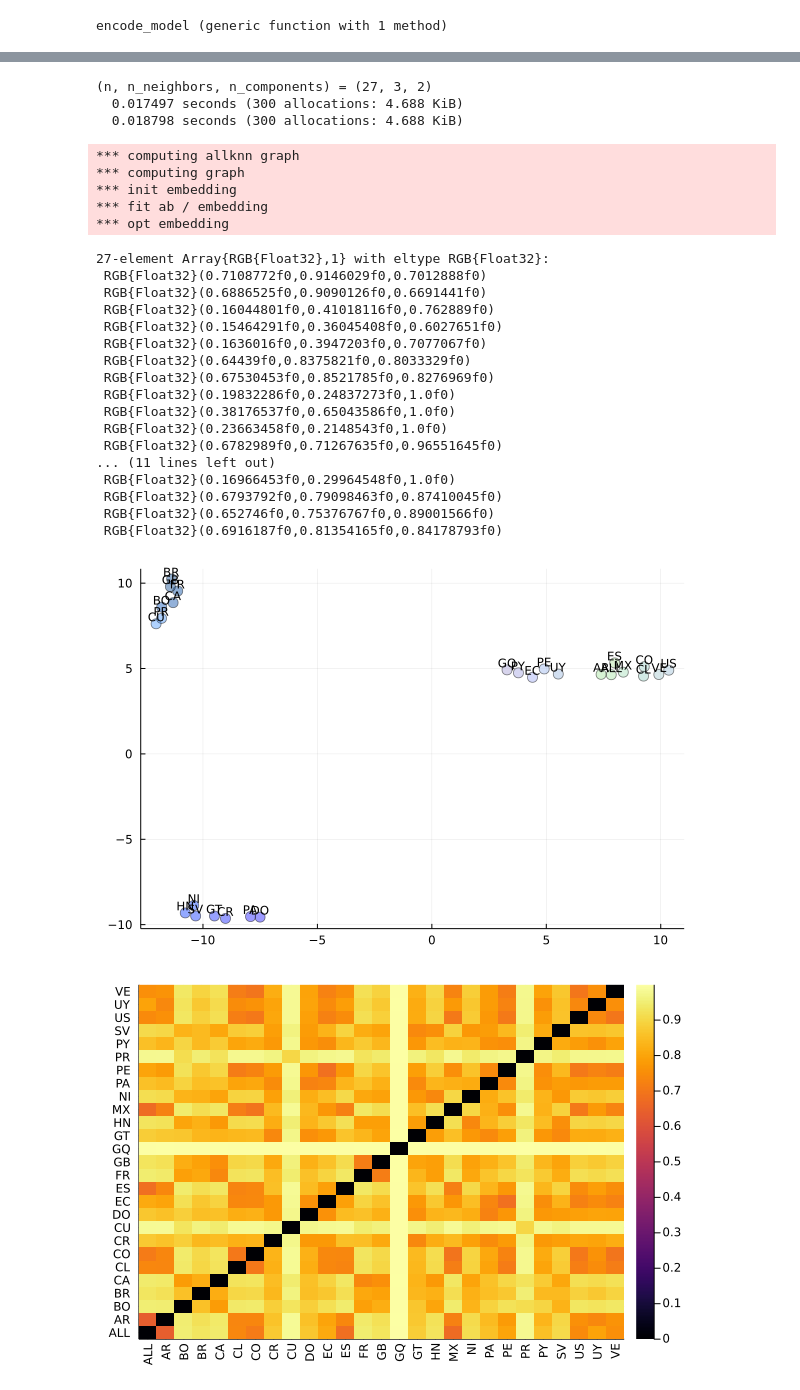
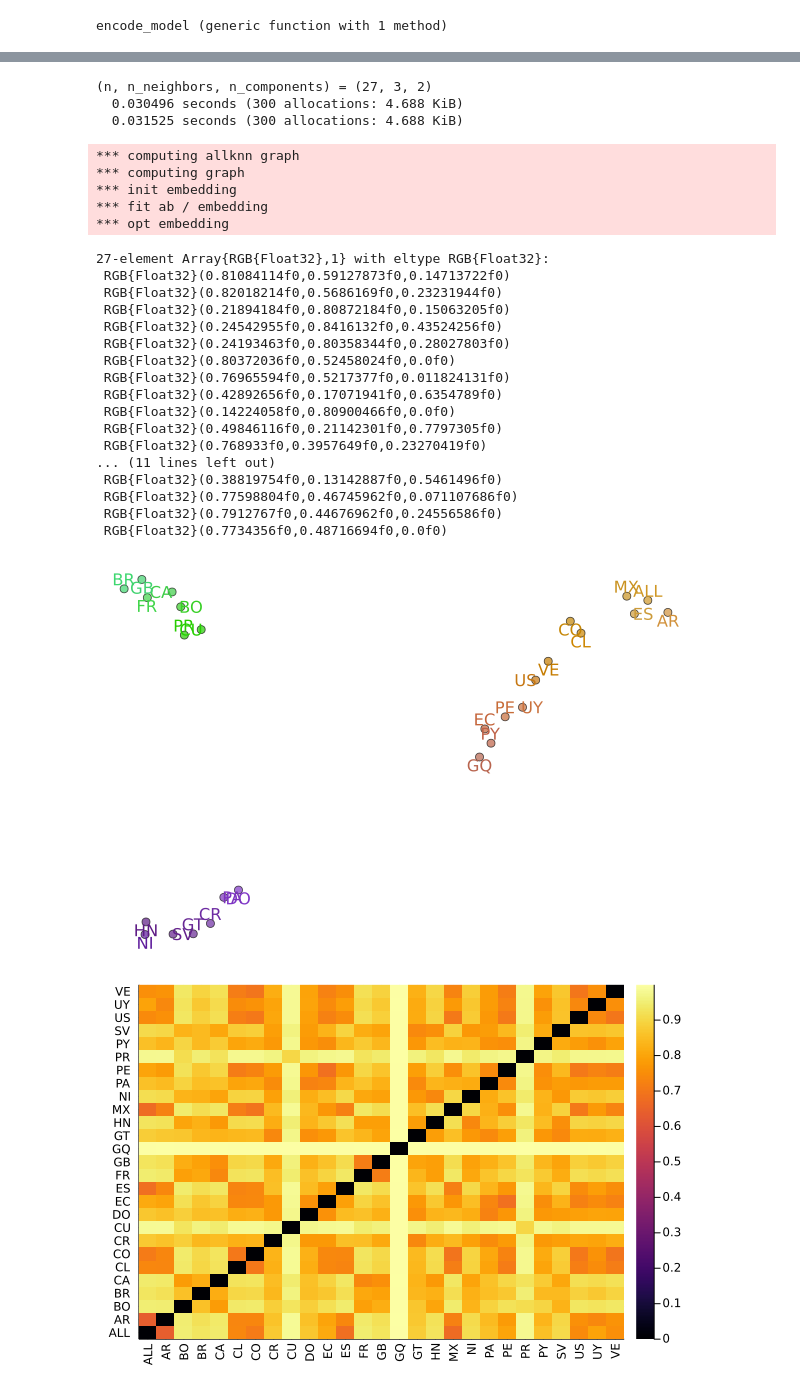
Before and after one commit to INGEOTEC/RegionalSpanish, a Jupyter notebook: notebooks/visualize-common-voc-semantic.ipynb, the cells around one changed output, grey strips where cells are left out. Drawn from its saved outputs; the diff is of its cells as text; code cells hidden in the pictures.

```diff
--- a/notebooks/visualize-common-voc-semantic.ipynb
+++ b/notebooks/visualize-common-voc-semantic.ipynb
@@ -130,7 +147,7 @@ end
 # %%
-min_dist = 0.03
+min_dist = 0.1
 n_neighbors = 3
-neg_sample_rate = 5
+neg_sample_rate = 10
 local_connectivity = 1
 
 struct PreComputed <: SemiMetric
@@ -148,8 +165,8 @@ U3 = UMAP_(U2, 3; neg_sample_rate)
 nothing
 # %% [output]
 (n, n_neighbors, n_components) = (27, 3, 2)
-  0.017497 seconds (300 allocations: 4.688 KiB)
-  0.018798 seconds (300 allocations: 4.688 KiB)
+  0.030496 seconds (300 allocations: 4.688 KiB)
+  0.031525 seconds (300 allocations: 4.688 KiB)
 *** computing allknn graph
 *** computing graph
 *** init embedding
@@ -173,31 +190,37 @@ end
 C = [RGB(c...) for c in eachcol(C)]
 # %% [output]
 27-element Array{RGB{Float32},1} with eltype RGB{Float32}:
- RGB{Float32}(0.7108772f0,0.9146029f0,0.7012888f0)
- RGB{Float32}(0.6886525f0,0.9090126f0,0.6691441f0)
- RGB{Float32}(0.16044801f0,0.41018116f0,0.762889f0)
- RGB{Float32}(0.15464291f0,0.36045408f0,0.6027651f0)
- RGB{Float32}(0.1636016f0,0.3947203f0,0.7077067f0)
- RGB{Float32}(0.64439f0,0.8375821f0,0.8033329f0)
- RGB{Float32}(0.67530453f0,0.8521785f0,0.8276969f0)
- RGB{Float32}(0.19832286f0,0.24837273f0,1.0f0)
- RGB{Float32}(0.38176537f0,0.65043586f0,1.0f0)
- RGB{Float32}(0.23663458f0,0.2148543f0,1.0f0)
- RGB{Float32}(0.6782989f0,0.71267635f0,0.96551645f0)
+ RGB{Float32}(0.81084114f0,0.59127873f0,0.14713722f0)
+ RGB{Float32}(0.82018214f0,0.5686169f0,0.23231944f0)
+ RGB{Float32}(0.21894184f0,0.80872184f0,0.15063205f0)
+ RGB{Float32}(0.24542955f0,0.8416132f0,0.43524256f0)
+ RGB{Float32}(0.24193463f0,0.80358344f0,0.28027803f0)
+ RGB{Float32}(0.80372036f0,0.52458024f0,0.0f0)
+ RGB{Float32}(0.76965594f0,0.5217377f0,0.011824131f0)
+ RGB{Float32}(0.42892656f0,0.17071941f0,0.6354789f0)
+ RGB{Float32}(0.14224058f0,0.80900466f0,0.0f0)
+ RGB{Float32}(0.49846116f0,0.21142301f0,0.7797305f0)
+ RGB{Float32}(0.768933f0,0.3957649f0,0.23270419f0)
 ... (11 lines left out)
- RGB{Float32}(0.16966453f0,0.29964548f0,1.0f0)
- RGB{Float32}(0.6793792f0,0.79098463f0,0.87410045f0)
- RGB{Float32}(0.652746f0,0.75376767f0,0.89001566f0)
- RGB{Float32}(0.6916187f0,0.81354165f0,0.84178793f0)
+ RGB{Float32}(0.38819754f0,0.13142887f0,0.5461496f0)
+ RGB{Float32}(0.77598804f0,0.46745962f0,0.071107686f0)
+ RGB{Float32}(0.7912767f0,0.44676962f0,0.24556586f0)
+ RGB{Float32}(0.7734356f0,0.48716694f0,0.0f0)
 # %%
 
-poslist = [:bottom]
-scatter(X[1, :], X[2, :], c=C, label="", series_annotations=[text(cc, rand(poslist), 8) for cc in cclist], ms=6, ma=0.5, fa=0.5, la=0.5, alpha=0.5)
+poslist = rand([:right, :left, :bottom, :top], length(cclist))
+
+scatter(X[1, :], X[2, :], c=C, label="",
+    series_annotations=[text(cclist[i], poslist[i], 11, C[i]) for i in eachindex(cclist)], xticks=nothing, yticks=nothing, xaxis=false, yaxis=false,
+    ms=5, ma=0.7, fa=0.7, la=0.7, alpha=0.7)
+#scatter!(X[1, :], X[2, :], c=C, label="",
+#    series_annotations=[text(cclist[i], poslist[i], 10, C[i]) for i in eachindex(cclist)], xticks=nothing, yticks=nothing, xaxis=false, yaxis=false,
+#    ms=5, ma=0.5, fa=0.5, la=0.5, alpha=0.5)
 savefig("../figs/fig-voc-semantic-umap.pdf")
 savefig("../figs/fig-voc-semantic-umap.png")
 plot!(fmt=:png)
 # %% [output]
-[figure, old version]
+[figure, new version]
 # %%
 #=D = Dict(zip(cclist, db))
 @show [
```
Also changed, not shown: parts of 2 cells of this notebook, 18 other files.
